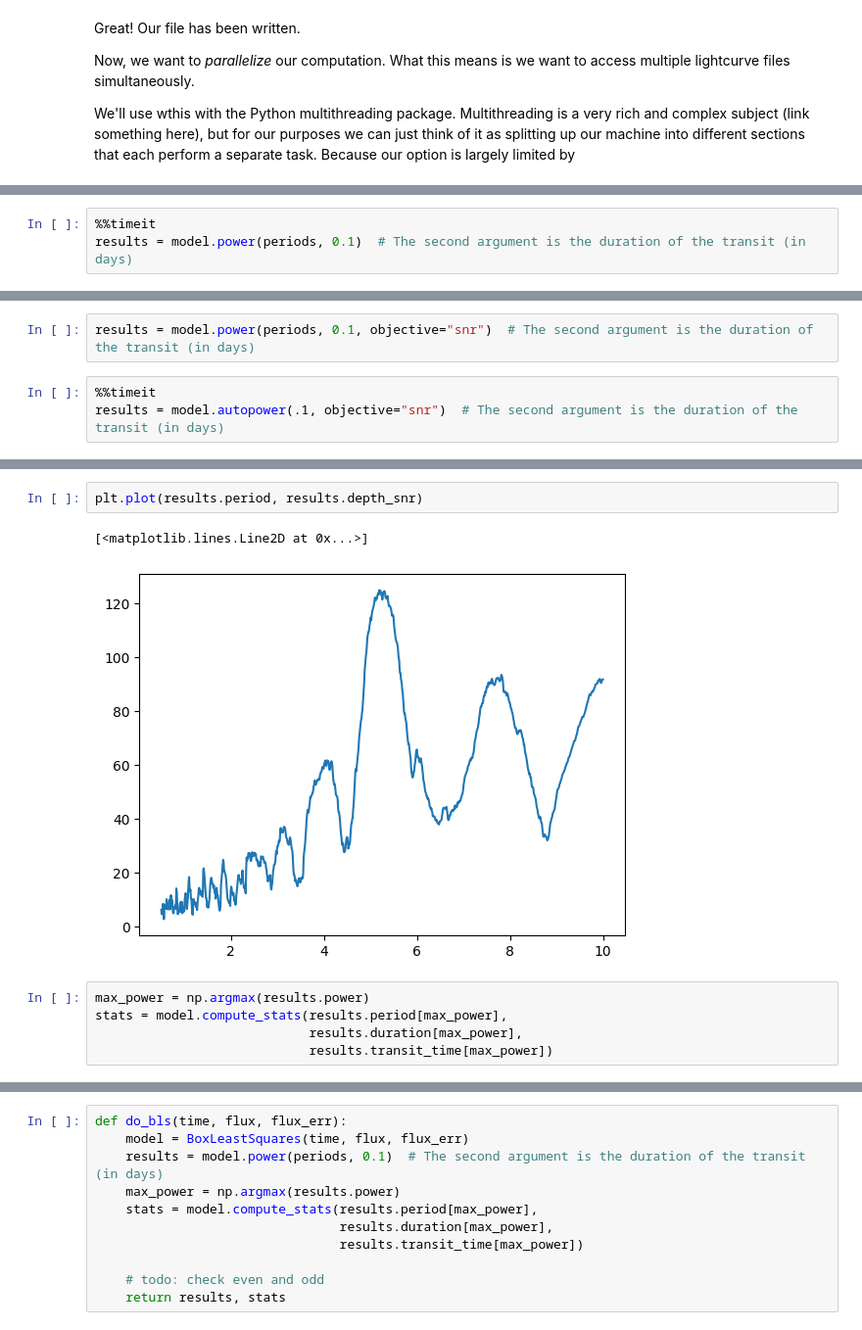
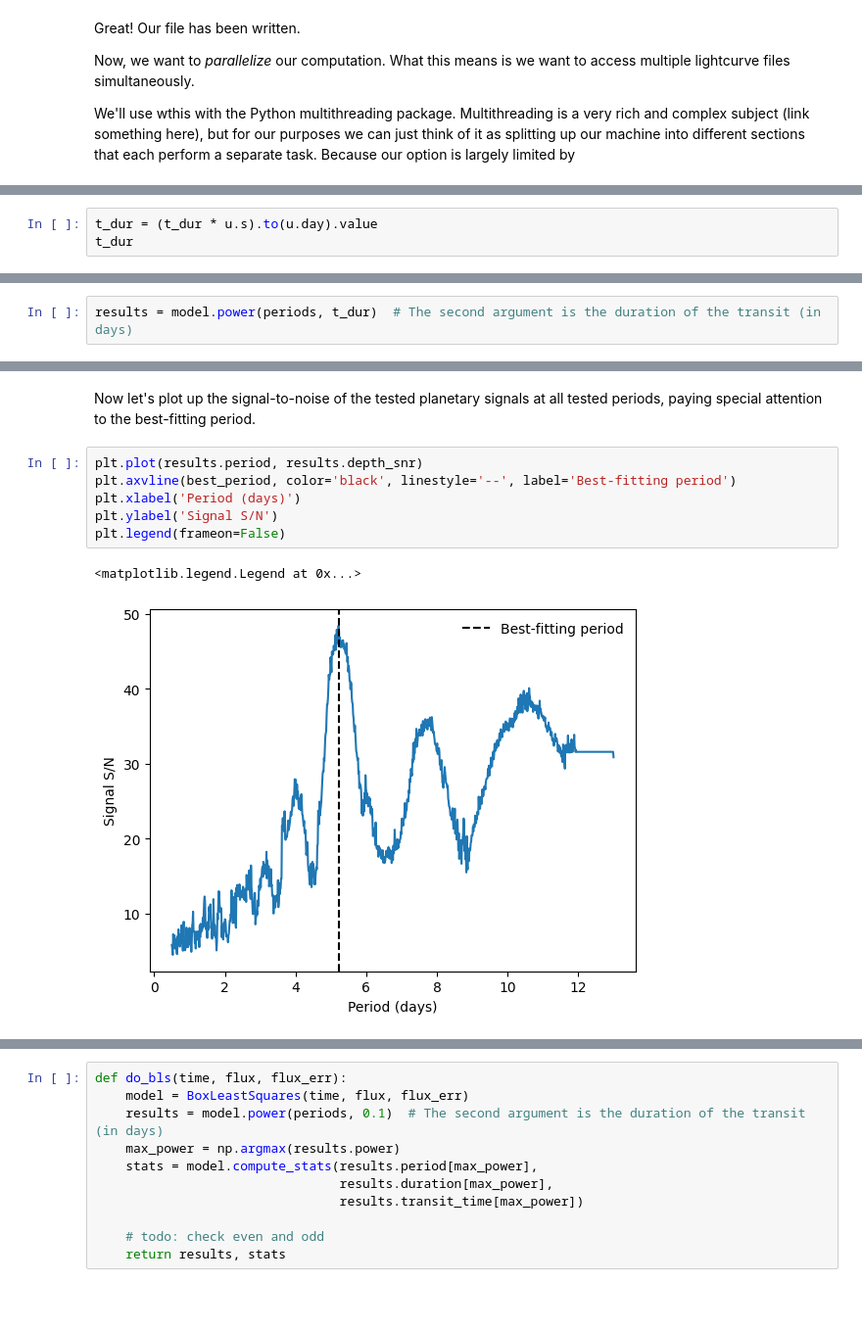
Before and after one commit to spacetelescope/tike_content, a Jupyter notebook: content/notebooks/occurrence_rate/occurrence.ipynb, the cells around one changed output, grey strips where cells are left out. Shown at 98% size. Cells and saved outputs as stored; diff of their text form; blank space fills up the shorter version.

```diff
--- a/content/notebooks/occurrence_rate/occurrence.ipynb
+++ b/content/notebooks/occurrence_rate/occurrence.ipynb
@@ -342,0 +410,3 @@ periods = np.linspace(0.5, 10, 1000)  # Example: searching periods between 0.5 a
+# %%
+t_dur = (t_dur * u.s).to(u.day).value
+t_dur
@@ -343,3 +415,2 @@ periods = np.linspace(0.5, 10, 1000)  # Example: searching periods between 0.5 a
 # %%
-%%timeit
-results = model.power(periods, 0.1)  # The second argument is the duration of the transit (in days)
+results = model.power(periods, t_dur)  # The second argument is the duration of the transit (in days)
@@ -348,5 +416,0 @@ results = model.power(periods, 0.1)  # The second argument is the duration of th
-# %%
-results = model.power(periods, 0.1, objective="snr")  # The second argument is the duration of the transit (in days)
-# %%
-%%timeit
-results = model.autopower(.1, objective="snr")  # The second argument is the duration of the transit (in days)
@@ -371,10 +424,11 @@ plt.axvline(6.72, color='black', linestyle='--')
+# %% [markdown]
+Now let's plot up the signal-to-noise of the tested planetary signals at all tested periods, paying special attention to the best-fitting period.
 # %%
 plt.plot(results.period, results.depth_snr)
+plt.axvline(best_period, color='black', linestyle='--', label='Best-fitting period')
+plt.xlabel('Period (days)')
+plt.ylabel('Signal S/N')
+plt.legend(frameon=False)
 # %% [output]
-[<matplotlib.lines.Line2D at 0x...>]
+<matplotlib.legend.Legend at 0x...>
-[figure, old version]
+[figure, new version]
-# %%
-max_power = np.argmax(results.power)
-stats = model.compute_stats(results.period[max_power],
-                            results.duration[max_power],
-                            results.transit_time[max_power])
```
Also changed, not shown: parts of 75 cells of this notebook.
